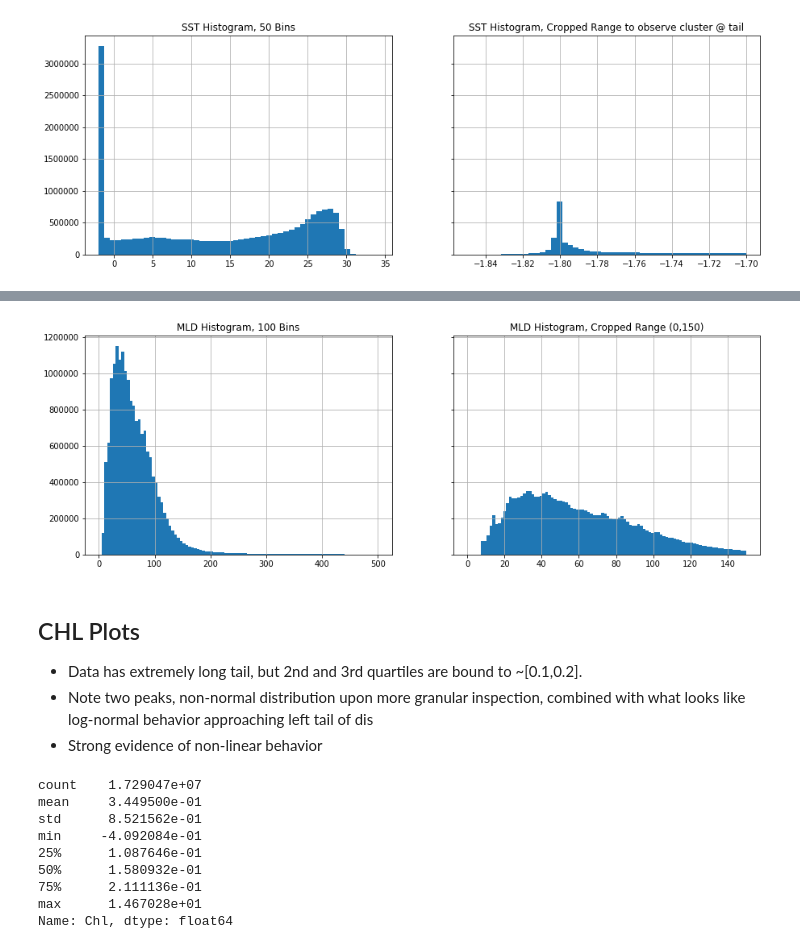
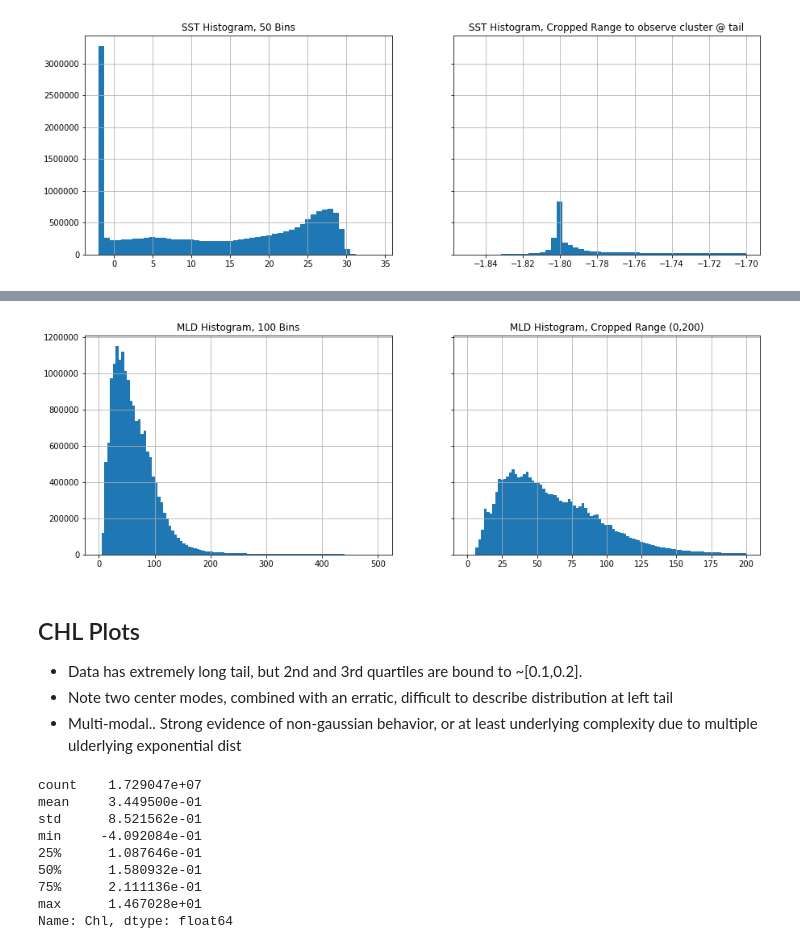
Before and after one commit to manksh/ocean-co2-absorption, a Jupyter notebook: notebooks/CG_edav.ipynb, the cells around one changed output, grey strips where cells are left out. Saved outputs shown, nothing was run; the diff lists cells and outputs as text; code cells hidden in the pictures.

```diff
--- a/notebooks/CG_edav.ipynb
+++ b/notebooks/CG_edav.ipynb
@@ -32,7 +36,8 @@ This contains model output from member 001 of the CESM large ensemble which can
 # %% [markdown]
 # Read each feature
 # %%
-DATA_DIR = 'C:\\Users\\goyetc\\ocean-co2-absorption\\data'
+#DATA_DIR = 'C:\\Users\\goyetc\\ocean-co2-absorption\\data'
+DATA_DIR = '/Users/cg/co2/'
 dataset_names = {'pCO2': 'pCO2_2D_mon_CESM001_1x1_198201-201701.nc',
                  'XCO2': 'XCO2_1D_mon_CESM001_native_198201-201701.nc',
                  'SST': 'SST_2D_mon_CESM001_1x1_198201-201701.nc',
@@ -104,17 +163,17 @@ fig.show()
 # %%
 fig, axs = plt.subplots(1,2,sharey=True, figsize =[15,5])
 
 df['MLD']['MLD'].hist(ax=axs[0],bins=100, range=(0,500)).set_title('MLD Histogram, 100 Bins')
-df['MLD']['MLD'].hist(ax=axs[1],bins=100,range=(0,150)).set_title('MLD Histogram, Cropped Range (0,150)')
+df['MLD']['MLD'].hist(ax=axs[1],bins=100,range=(0,200)).set_title('MLD Histogram, Cropped Range (0,200)')
 
 fig.show()
 # %% [output]
-[figure, old version]
+[figure, new version]
 # %% [markdown]
 ## CHL Plots
 * Data has extremely long tail, but 2nd and 3rd quartiles are bound to ~[0.1,0.2].
-* Note two peaks, non-normal distribution upon more granular inspection, combined with what looks like log-normal behavior approaching left tail of dis
-* Strong evidence of non-linear behavior
+* Note two center modes,  combined with an erratic, difficult to describe distribution at left tail
+* Multi-modal.. Strong evidence of non-gaussian behavior, or at least underlying complexity due to multiple ulderlying exponential dist
 # %%
 df['Chl']['Chl'].describe()
 # %% [output]
```
Also changed, not shown: parts of 29 cells of this notebook, 1 other file.
